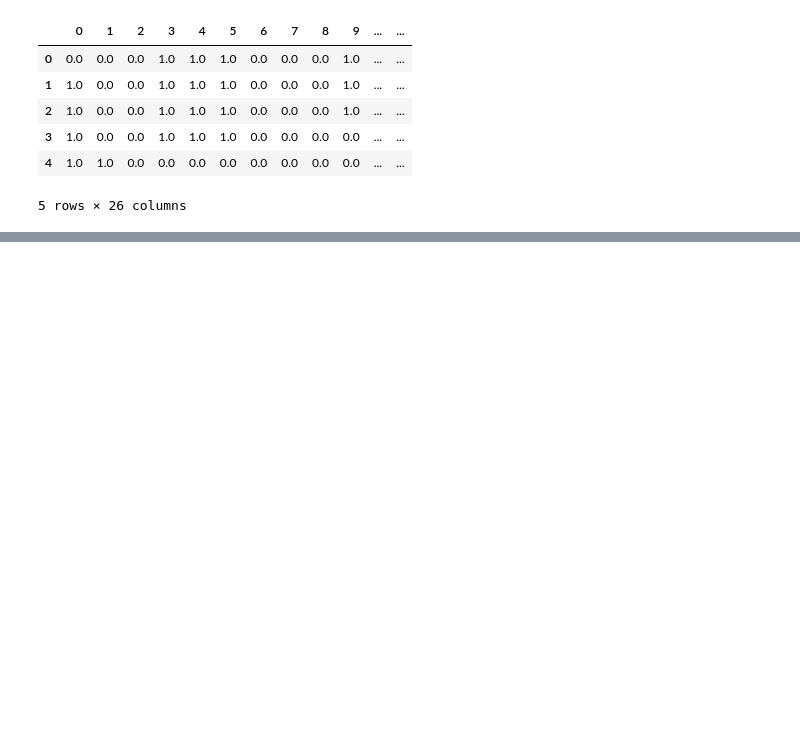
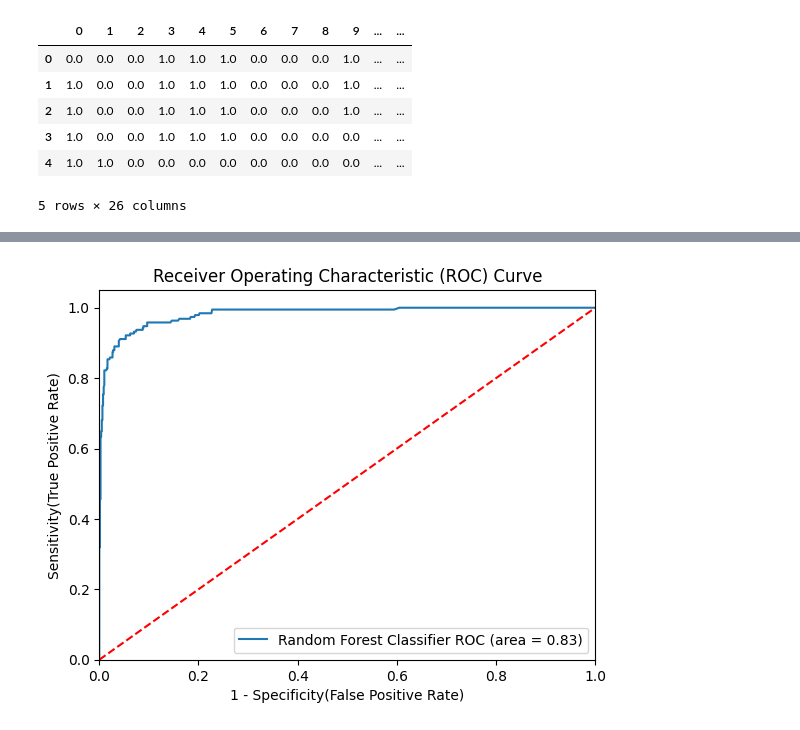
Before and after one commit to mukulvyas/wellness-tourism-predictive-model, a Jupyter notebook: Wellness_Tourism_Model.ipynb, the cells around one changed output, grey strips where cells are left out. Cells and saved outputs as stored; diff of their text form; code cells hidden in the pictures; blank space fills up the shorter version.

Commit message:
Model Training done

```diff
--- a/Wellness_Tourism_Model.ipynb
+++ b/Wellness_Tourism_Model.ipynb
@@ -319,0 +402,12 @@ pd.DataFrame(X_test).head()
+# %%
+rf_param = {
+    'max_depth': [5,8,15,None,20],
+    'n_estimators': [ 100, 200,500,1000],
+    'max_features': [5,7,"auto",8],
+    "min_samples_split": [2, 8, 10,15,20,],
+}
+# %%
+## Models List for Hyperparameter Tuning
+randomcv_models = [
+    ("RF", RandomForestClassifier(), rf_param),
+]
@@ -319,0 +514,35 @@ pd.DataFrame(X_test).head()
+# %%
+## Plot ROC AUC Curve
+
+from sklearn.metrics import roc_curve, roc_auc_score
+plt.figure()
+
+## Adding the models to the list that we want to plot the ROC AUC curve for
+auc_models = [
+    {
+        'label':'Random Forest Classifier',
+        'model': RandomForestClassifier(n_estimators=1000, max_depth=None, max_features=7, min_samples_split=2),
+        'auc': 0.8325
+    },
+
+]
+
+# Creating loop to plot the ROC AUC curve for each model
+for algo in auc_models:
+    model = algo['model']   ## selecting the model
+    model.fit(X_train, y_train)     ## fitting the model
+    ## Computing FPR and TPR and threshold
+    fpr, tpr, thresholds = roc_curve(y_test, model.predict_proba(X_test)[:,1])
+    ## Calculating AUC
+    plt.plot(fpr,tpr,label = '%s ROC (area = %0.2f)' % (algo['label'], algo['auc']))
+# Plotting the ROC AUC curve
+plt.plot([0, 1], [0, 1], 'r--')  # Diagonal line
+plt.xlim([0.0, 1.0])
+plt.ylim([0.0, 1.05])
+plt.xlabel('1 - Specificity(False Positive Rate)')
+plt.ylabel('Sensitivity(True Positive Rate)')
+plt.title('Receiver Operating Characteristic (ROC) Curve')
+plt.legend(loc='lower right')
+plt.show()
+# %% [output]
+[figure, added]
```
Also changed, not shown: parts of 6 cells of this notebook.
